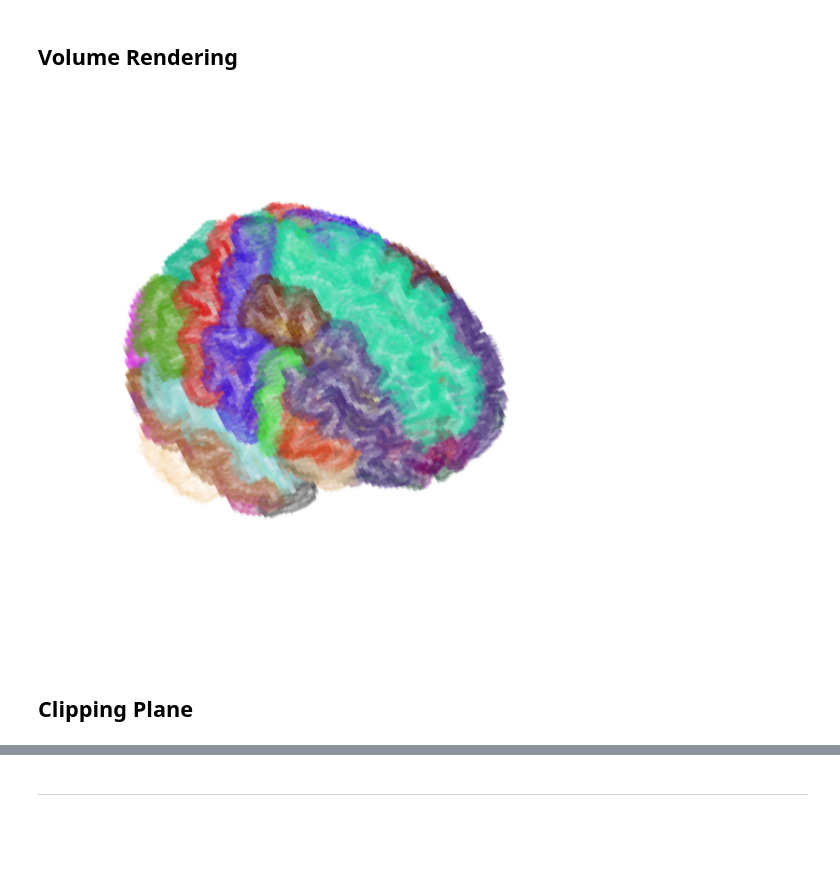
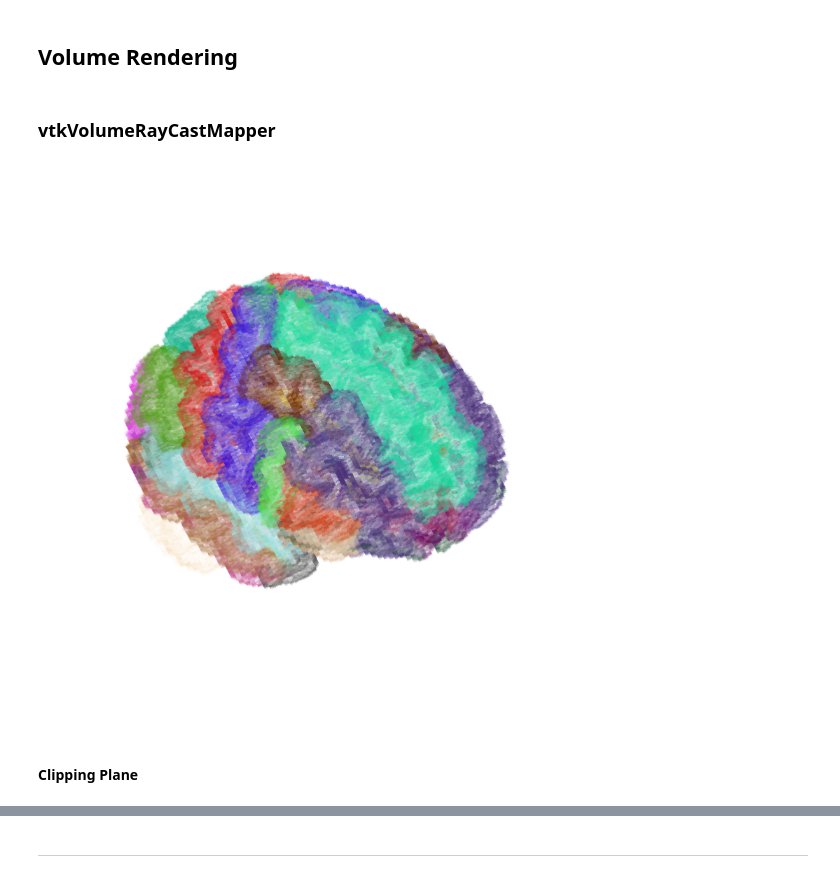
Before and after one commit to rlizzo/pyscience, a Jupyter notebook: 20141029_VolumeRendering/Material/VolumeRendering.ipynb, the cells around one changed output, grey strips where cells are left out. Saved outputs shown, nothing was run; the diff lists cells and outputs as text; code cells hidden in the pictures; blank space fills up the shorter version.

```diff
--- a/20141029_VolumeRendering/Material/VolumeRendering.ipynb
+++ b/20141029_VolumeRendering/Material/VolumeRendering.ipynb
@@ -140,26 +135,28 @@ propVolume.SetInterpolationTypeToLinear()
 ---
 # %% [markdown]
 ## Volume Rendering
+# %% [markdown]
+### vtkVolumeRayCastMapper
 # %%
-funcRayCast_Comp_Class1st = vtk.vtkVolumeRayCastCompositeFunction()
-funcRayCast_Comp_Class1st.SetCompositeMethodToClassifyFirst()
+funcRayCast = vtk.vtkVolumeRayCastCompositeFunction()
+funcRayCast.SetCompositeMethodToClassifyFirst()
 
-mapperVolume_RC = vtk.vtkVolumeRayCastMapper()
-mapperVolume_RC.SetVolumeRayCastFunction(funcRayCast_Comp_Class1st)
-mapperVolume_RC.SetInput(imdataBrainSeg)
+mapperVolume = vtk.vtkVolumeRayCastMapper()
+mapperVolume.SetVolumeRayCastFunction(funcRayCast)
+mapperVolume.SetInput(imdataBrainSeg)
 
 actorVolume = vtk.vtkVolume()
-actorVolume.SetMapper(mapperVolume_RC)
+actorVolume.SetMapper(mapperVolume)
 actorVolume.SetProperty(propVolume)
 
 renderer = createDummyRenderer()
 renderer.AddActor(actorVolume)
 
-vtk_show(renderer, 600, 600)
+vtk_show(renderer, 800, 800)
 # %% [output]
-[figure, old version]
+[figure, new version]
 # %% [markdown]
-## Clipping Plane
+#### Clipping Plane
 # %%
 _origin = l2n(imdataBrainSeg.GetOrigin())
 _spacing = l2n(imdataBrainSeg.GetSpacing())
```
Also changed, not shown: parts of 9 cells of this notebook.
